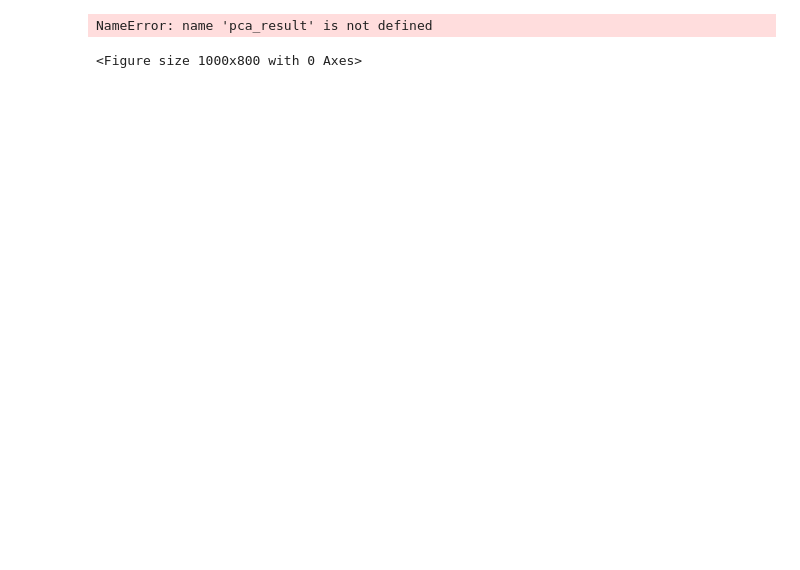
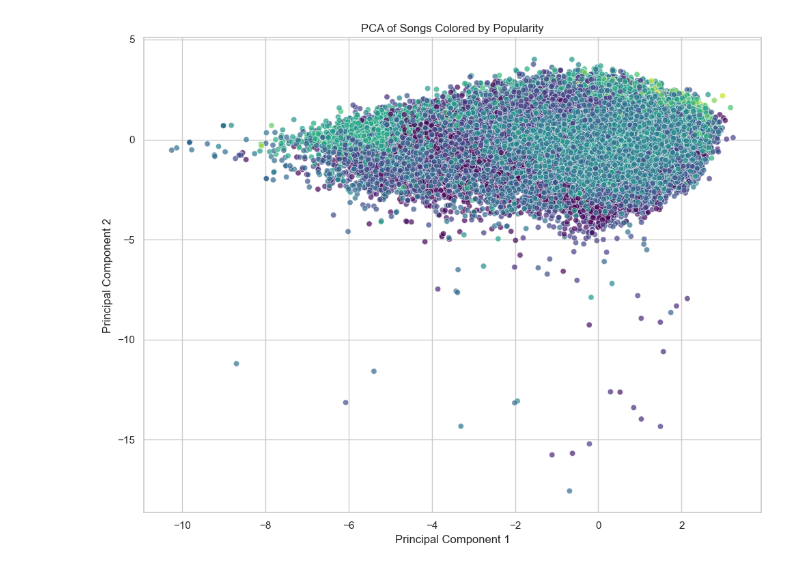
Before and after one commit to ktingfano7/CS506-Project, a Jupyter notebook: data.ipynb, the cells around one changed output. Cells and saved outputs as stored; diff of their text form; code cells hidden in the pictures; blank space fills up the shorter version.

Commit message:
Finalize PCA visualization and change new path to dataset

```diff
--- a/data.ipynb
+++ b/data.ipynb
@@ -30,21 +31,43 @@ AttributeError: Rectangle.set() got an unexpected keyword argument 'legend'
 # %%
+import pandas as pd
+from sklearn.decomposition import PCA
+from sklearn.preprocessing import StandardScaler
+import matplotlib.pyplot as plt
+import seaborn as sns
+
+# Select numeric features to use for PCA
+features = [
+    'popularity', 'duration_ms', 'danceability', 'energy', 'key', 'loudness',
+    'mode', 'speechiness', 'acousticness', 'instrumentalness', 'liveness',
+    'valence', 'tempo', 'time_signature'
+]
+
+df_clean = df[features].dropna()
+
+# Scale features
+scaler = StandardScaler()
+X_scaled = scaler.fit_transform(df_clean)
+
+pca = PCA(n_components=2)
+pca_result = pca.fit_transform(X_scaled)
+
 plt.figure(figsize=(10, 8))
 sns.scatterplot(
     x=pca_result[:, 0],
     y=pca_result[:, 1],
-    hue=df['popularity'][:len(pca_result)],
+    hue=df_clean['popularity'], # Define by color
     alpha=0.7,
+    palette="viridis",
     legend=False
 )
 plt.title("PCA of Songs Colored by Popularity")
 plt.xlabel("Principal Component 1")
 plt.ylabel("Principal Component 2")
 plt.tight_layout()
 plt.savefig("images/pca_by_popularity.png")
 plt.show()
 # %% [output]
-NameError: name 'pca_result' is not defined
-<Figure size 1000x800 with 0 Axes>
+[figure, added]
 # %%
 plt.figure(figsize=(10, 5))
 sns.histplot(df['popularity'], bins=30, kde=True, color='skyblue')
```
Also changed, not shown: parts of 4 cells of this notebook, 6 other files.
